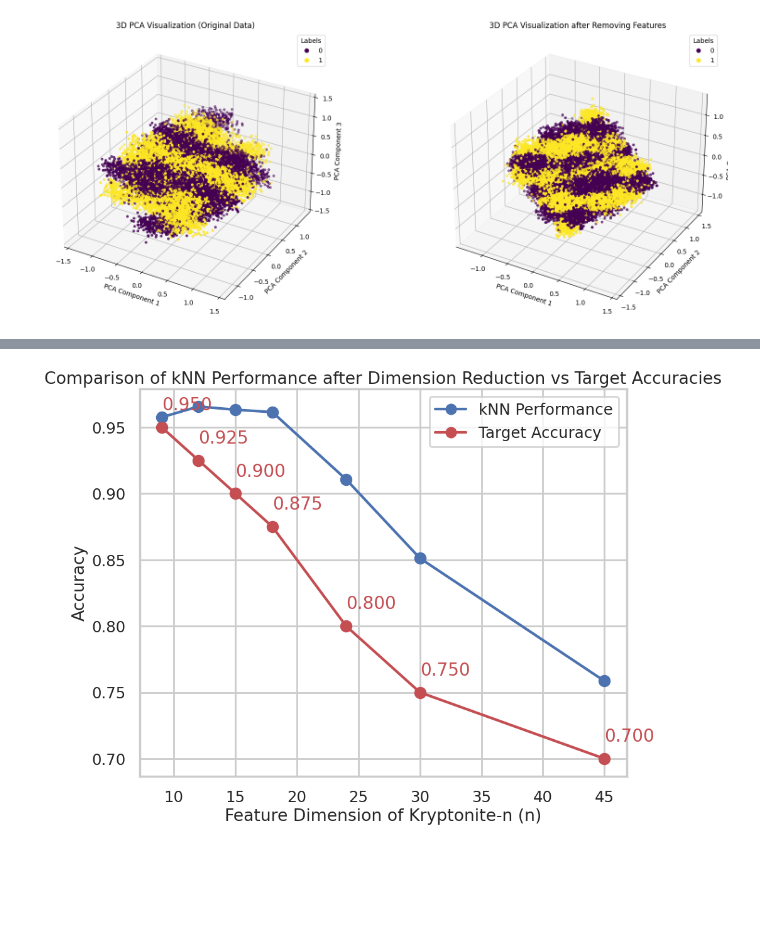
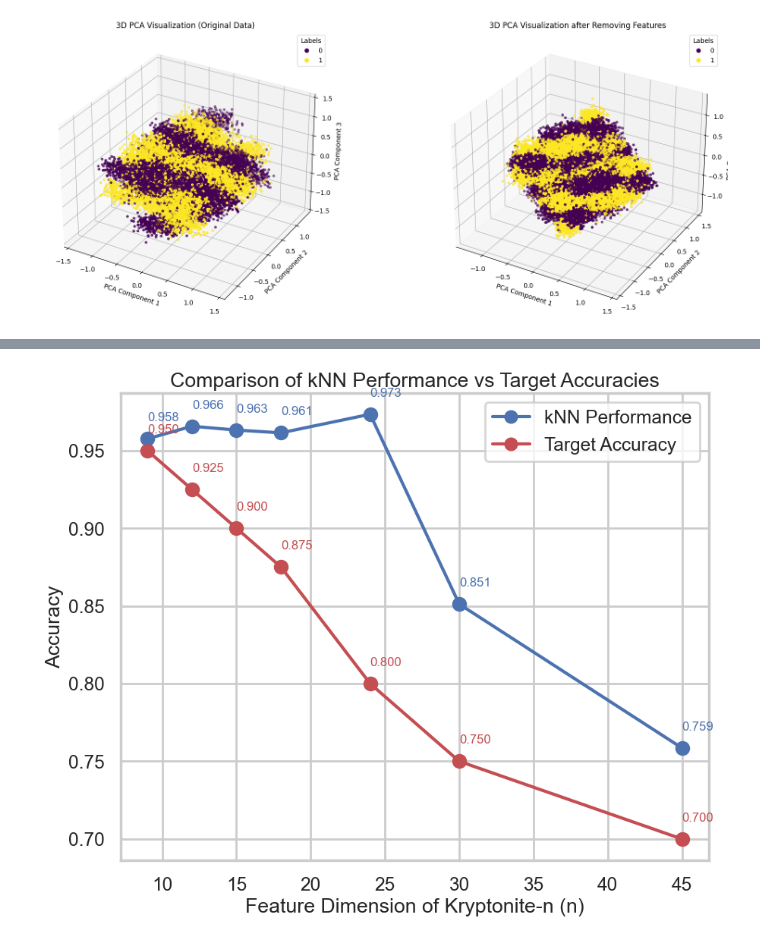
Before and after one commit to Daniel4078/COMP70015-MML-coursework, a Jupyter notebook: dimension_reduction.ipynb, the cells around one changed output, grey strips where cells are left out. Drawn from its saved outputs; the diff is of its cells as text; code cells hidden in the pictures; blank space fills up the shorter version.

Commit message:
update feature preprocess method

```diff
--- a/dimension_reduction.ipynb
+++ b/dimension_reduction.ipynb
@@ -17 +21,15 @@ def load_data_by_dimension(dimension):
+# %%
+from sklearn.neighbors import KNeighborsClassifier
+from sklearn.model_selection import train_test_split, GridSearchCV
+from sklearn.metrics import accuracy_score
+
+def find_best_knn_params(data, labels,search_grid=np.arange(1,30,2)):
+    # Define the parameter grid for k in kNN
+    param_grid = {'n_neighbors': search_grid}
+    # Initialize the KNeighborsClassifier
+    knn = KNeighborsClassifier()
+    # Use GridSearchCV to find the best parameter
+    grid_search = GridSearchCV(knn, param_grid, cv=5)
+    grid_search.fit(data, labels)
+    return grid_search.best_params_['n_neighbors'], grid_search.best_score_
 # %%
@@ -199,0 +236,4 @@ Loaded dataset with dimension 9. Data shape: (18000, 9), Labels shape: (18000,)
+# %%
+def preprocess_data(data, variance_threshold=0.25):
+      variances = np.var(data, axis=0)
+      return data[:, variances > variance_threshold]
@@ -200,25 +295,16 @@ Loaded dataset with dimension 9. Data shape: (18000, 9), Labels shape: (18000,)
 # %%
-feature_removals = {
-    9: [0, 2, 7],
-    12: [3, 6, 8, 10],
-    15: [0, 2, 3, 5, 7],
-    18: [1, 2, 3, 7, 12, 17],
-    24: [0, 3, 6, 8, 11, 15, 18, 23],
-    30: [0, 6, 7, 12, 13, 14, 17, 19, 20, 24],
-    45: [5, 6, 7, 9, 19, 21, 22, 23, 24, 32, 37, 38, 40, 41, 44]
-}
-
-dimensions = sorted(feature_removals.keys())
+dimensions = [9, 12, 15, 18, 24, 30, 45]
 best_ks = []
 accuracies = []
-
+search_grid = np.sort(list(range(1,8,2))+list(range(9,60,10))+list(range(15,60,10)))
+print(search_grid)
 for dim in dimensions:
     data, labels = load_data_by_dimension(dim)
-    data = np.delete(data, feature_removals[dim], axis=1)
+    data = preprocess_data(data,variance_threshold=0.253)
     X_train, X_test, y_train, y_test = train_test_split(data, labels, test_size=0.2, random_state=42)
 
     # find best k
-    best_k, best_acc = find_best_knn_params(X_train, y_train)
+    best_k, best_acc = find_best_knn_params(X_train, y_train,search_grid)
     print(f"Best k for dimension {dim}: {best_k} with Accuracy {best_acc}")
     best_ks.append(best_k)
 
@@ -254,32 +341,35 @@ Best k for dimension 45: 29 with Accuracy 0.7754166666666666
 # %%
 n = [9, 12, 15, 18, 24, 30, 45]
 target_accuracies = [0.95, 0.925, 0.9, 0.875, 0.8, 0.75, 0.7]
+
 
 # Plotting settings
 sns.set(style="whitegrid")
 sns.set_context("poster", font_scale=0.8)
 plt.figure(figsize=(10, 8))
 
 # Plotting kNN performance
 plt.plot(dimensions, accuracies, label='kNN Performance', marker='o', linestyle='-', color='b')
 plt.scatter(dimensions, accuracies, color='b')
 
 # Plotting target accuracies
 plt.plot(n, target_accuracies, label='Target Accuracy', marker='o', linestyle='-', color='r')
 plt.scatter(n, target_accuracies, color='r')
 
 # Annotating target accuracies
 ax = plt.gca()
 for j, (x, y) in enumerate(zip(n, target_accuracies)):
-    ax.text(x, y + 0.01, f'{y:.3f}', ha='left', va='bottom', color='r', size=20)
+  ax.text(x, y + 0.01, f'{y:.3f}', ha='left', va='bottom', color='r', size=12)
+for j, (x, y) in enumerate(zip(n, accuracies)):
+  ax.text(x, y + 0.01, f'{y:.3f}', ha='left', va='bottom', color='b', size=12)
 
 # Titles and labels
-plt.title("Comparison of kNN Performance after Dimension Reduction vs Target Accuracies")
+plt.title("Comparison of kNN Performance vs Target Accuracies")
 plt.ylabel("Accuracy")
 plt.xlabel("Feature Dimension of Kryptonite-n (n)")
 plt.legend()
 
 # Show the plot
 plt.show()
 # %% [output]
-[figure, old version]
+[figure, new version]
```
Also changed, not shown: parts of 10 cells of this notebook, 1 other file.
